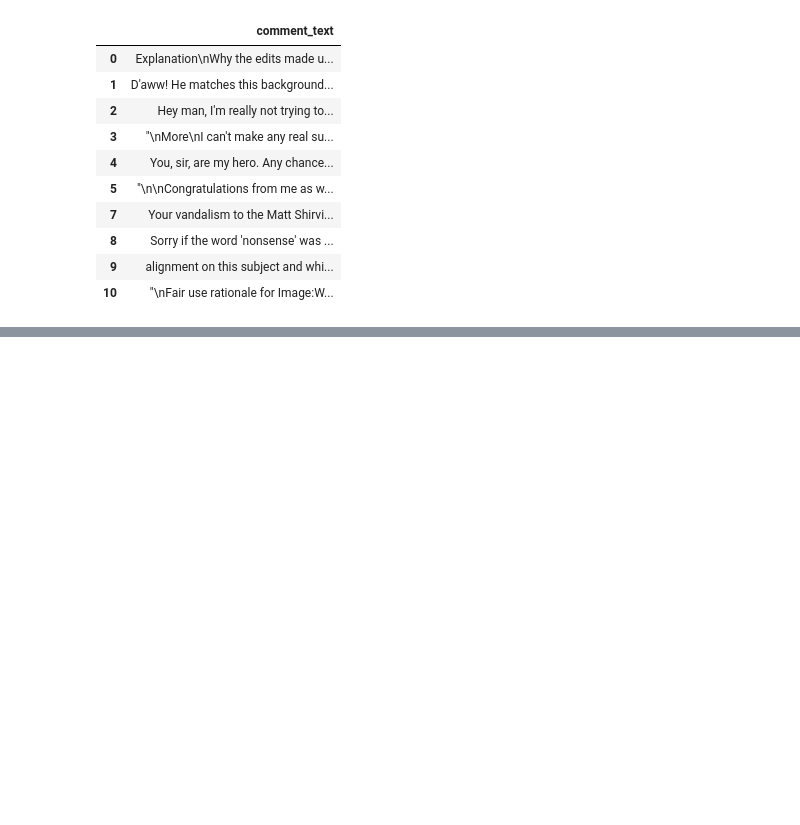
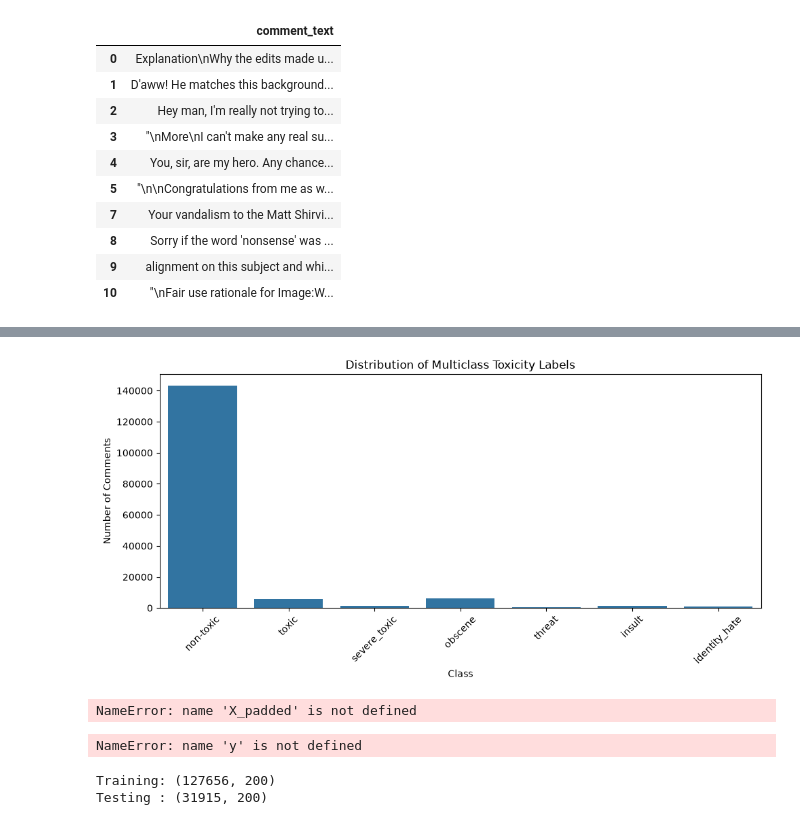
Before and after one commit to Jailakshmi2723/Toxicity-comments-project, a Jupyter notebook: eda.ipynb, the cells around one changed output, grey strips where cells are left out. Drawn from its saved outputs; the diff is of its cells as text; code cells hidden in the pictures; blank space fills up the shorter version.

```diff
--- a/eda.ipynb
+++ b/eda.ipynb
@@ -165,0 +279,45 @@ c:\.venv\venv\Scripts\python.exe
+# %%
+plt.figure(figsize=(10, 5))
+sns.countplot(data=df, x="class_label", order=class_names)
+plt.title("Distribution of Multiclass Toxicity Labels")
+plt.xlabel("Class")
+plt.ylabel("Number of Comments")
+plt.xticks(rotation=45)
+plt.tight_layout()
+plt.show()
+# %% [output]
+[figure, added]
+# %%
+X = X_padded
+
+y = df["class_id"].to_numpy()
+
+print("X shape:", X.shape)
+print("y shape:", y.shape)
+# %% [output]
+NameError: name 'X_padded' is not defined
+# %%
+from sklearn.model_selection import train_test_split
+# Define the target variable
+y = df["class_id"].to_numpy()
+
+X_train, X_test, y_train, y_test = train_test_split(
+    X,
+    y,
+    test_size=0.2,
+    random_state=42,
+    stratify=y
+)
+
+print("X_train:", X_train.shape)
+print("X_test:", X_test.shape)
+print("y_train:", y_train.shape)
+print("y_test:", y_test.shape)
+# %% [output]
+NameError: name 'y' is not defined
+# %%
+print("Training:", X_train.shape)
+print("Testing :", X_test.shape)
+# %% [output]
+Training: (127656, 200)
+Testing : (31915, 200)
```
Also changed, not shown: parts of 28 cells of this notebook.
